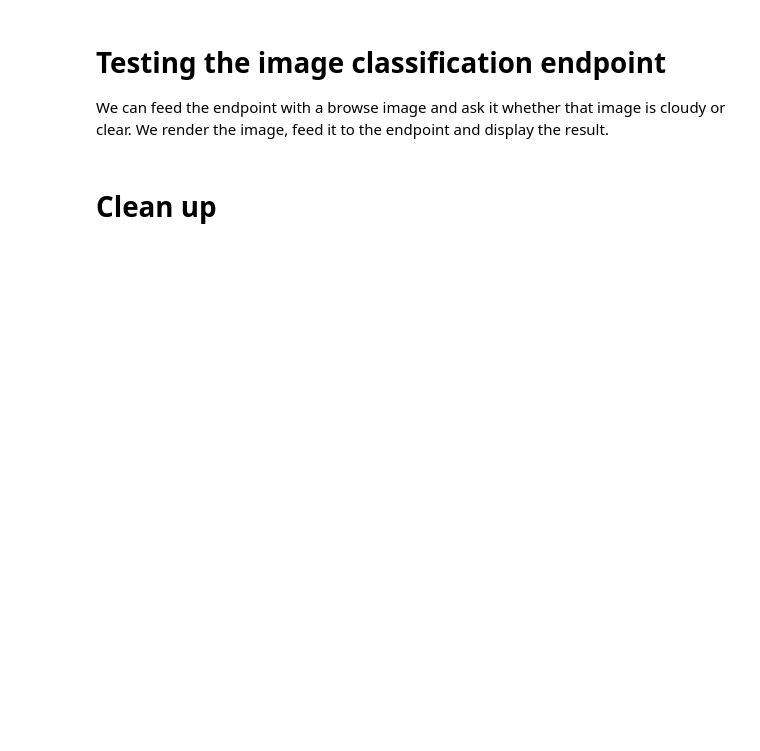
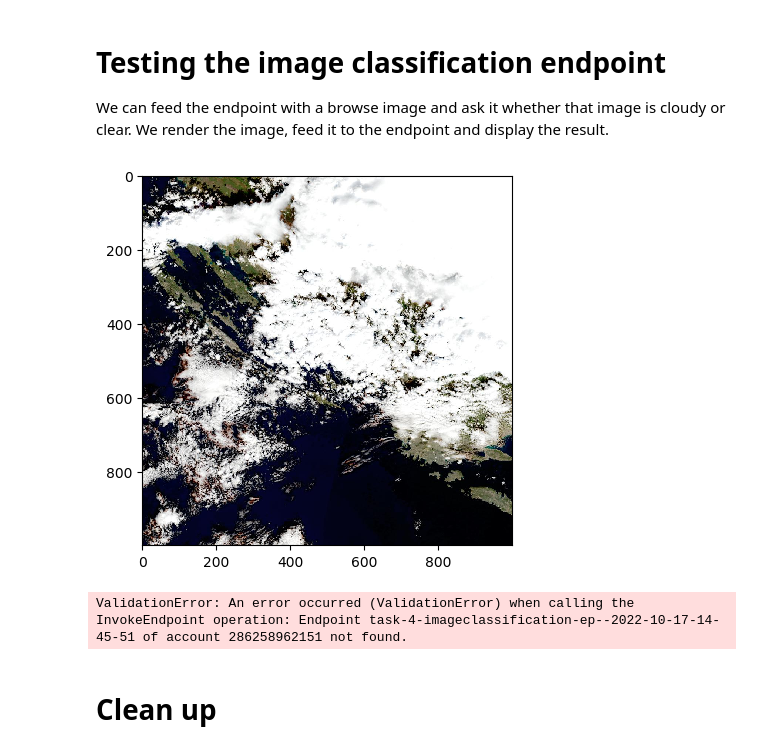
Before and after one commit to nasa-esdswg-ml/edc-notebooks, a Jupyter notebook: Sagemaker/training.ipynb, the cells around one changed output. Drawn from its saved outputs; the diff is of its cells as text; code cells hidden in the pictures; blank space fills up the shorter version.

```diff
--- a/Sagemaker/training.ipynb
+++ b/Sagemaker/training.ipynb
@@ -188,51 +207,61 @@ print("EndpointArn = {}".format(endpoint_response["EndpointArn"]))
 We can feed the endpoint with a browse image and ask it whether that image is cloudy or clear.
 We render the image, feed it to the endpoint and display the result.
 # %%
+from IPython.display import Image
+from PIL import Image as Im
+import matplotlib.pyplot as plt
+import json
+import numpy as np
+
 object_categories = [
     "clear",
     "cloudy"
 ]
 runtime = session.client(service_name="runtime.sagemaker")
 
-file_name = "/tmp/test_1.jpg"
-s3_client = boto3.client("s3")
-s3_client.download_file(
-    "dug-cloud-test",
-    "test_1.jpg",
-    file_name,
-)
+images = ("test_1.jpg", "test_2.jpg", "test_3.jpg", "test_4.jpg", "test_5.jpg")
+imageIterator = iter(images)
 
- # test image
-from IPython.display import Image
-from PIL import Image as Im
-import matplotlib.pyplot as plt
+def testImage(image):
+    file_name = "/tmp/" + image
+    s3_client = boto3.client("s3")
+    s3_client.download_file(
+        "dug-cloud-test",
+        image,
+        file_name,
+    )
 
-Image(file_name)
+    # test image
+    Image(file_name)
 
-img = Im.open(file_name)
+    img = Im.open(file_name)
 
-imgplot = plt.imshow(img)
-plt.show(imgplot)
+    imgplot = plt.imshow(img)
+    plt.show(imgplot)
+    img = open(file_name, 'rb').read()
 
-import json
-import numpy as np
-import matplotlib.pyplot as plt
+    response = runtime.invoke_endpoint(
+        EndpointName=endpoint_name, ContentType="application/x-image", Body=bytearray(img)
+    )
 
-img = open(file_name, 'rb').read()
+    result = response["Body"].read()
 
-response = runtime.invoke_endpoint(
-    EndpointName=endpoint_name, ContentType="application/x-image", Body=bytearray(img)
-)
+    # result will be in json format and convert it to ndarray
+    result = json.loads(result)
+    print("Result: " + str(result))
+    # the result will output the probabilities for all classes
+    # find the class with maximum probability and print the class index
+    index = np.argmax(result)
+    print("This image is " + object_categories[index])
 
-result = response["Body"].read()
-
-# result will be in json format and convert it to ndarray
-result = json.loads(result)
-print("Result: " + str(result))
-# the result will output the probabilities for all classes
-# find the class with maximum probability and print the class index
-index = np.argmax(result)
-print("This image is " + object_categories[index])
+testImage(next(imageIterator))
+testImage(next(imageIterator))
+testImage(next(imageIterator))
+testImage(next(imageIterator))
+testImage(next(imageIterator))
+# %% [output]
+[figure, added]
+ValidationError: An error occurred (ValidationError) when calling the InvokeEndpoint operation: Endpoint task-4-imageclassification-ep--2022-10-17-14-45-51 of account 286258962151 not found.
 # %% [markdown]
 # Clean up
 # %%
```
Also changed, not shown: parts of 6 cells of this notebook, 3 other files.
